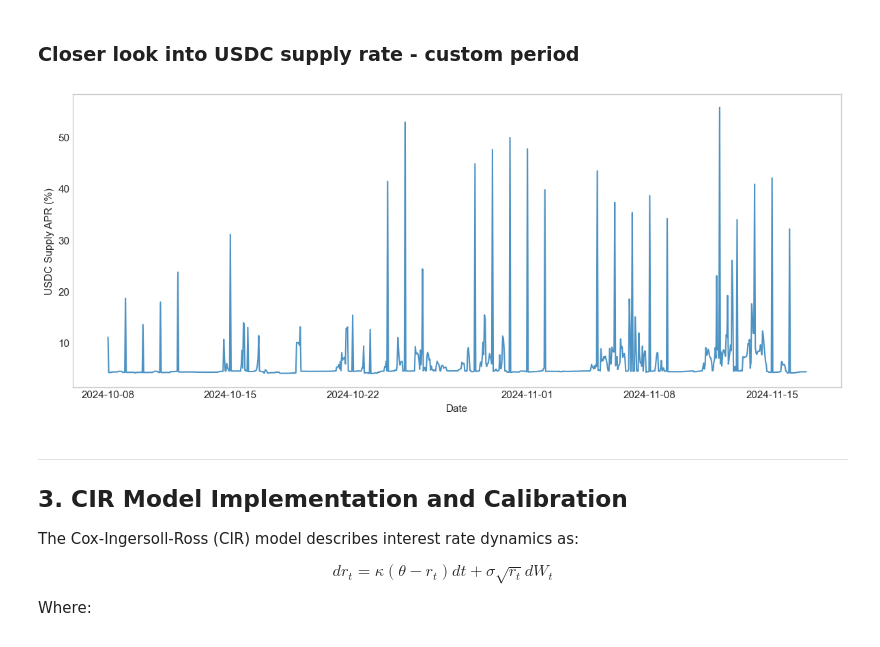
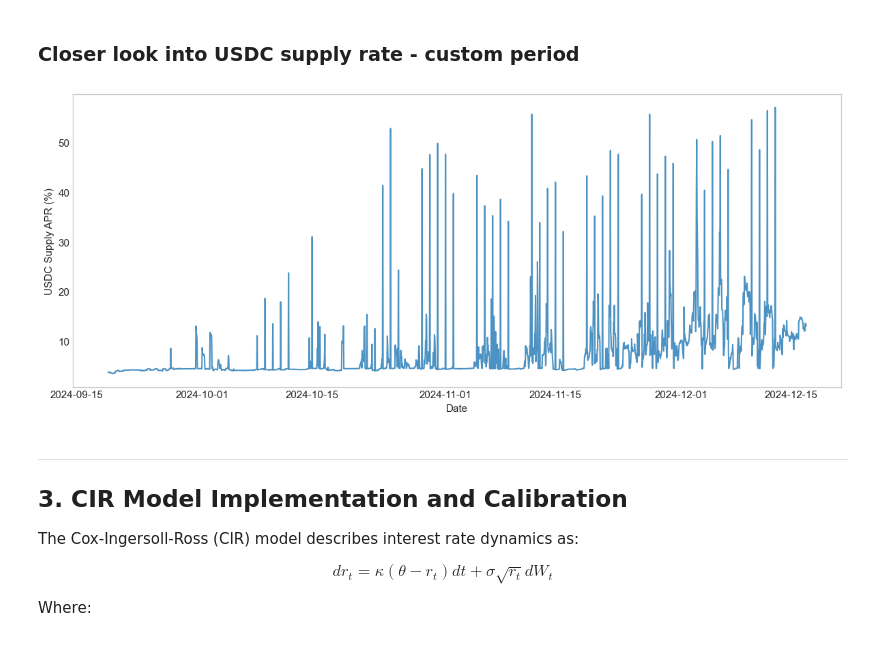
Before and after one commit to francisliu2/Defi_interestRate, a Jupyter notebook: src/aave_v3_carry_trade_analysis.ipynb, the cells around one changed output. Drawn from its saved outputs; the diff is of its cells as text; code cells hidden in the pictures.

```diff
--- a/src/aave_v3_carry_trade_analysis.ipynb
+++ b/src/aave_v3_carry_trade_analysis.ipynb
@@ -254,8 +252,8 @@ if df is not None:
     # Plot 1: Interest Rates
     fig, ax = plt.subplots(figsize=(12, 5))
     fig.patch.set_alpha(0)
-    ax.plot(df.index, df['usdc_supply_rate']*100, label='USDC Supply Rate', alpha=0.8)
-    ax.plot(df.index, df['weth_borrow_rate']*100, label='WETH Borrow Rate', alpha=0.8)
+    ax.plot(df.index, df['usdc_supply_rate']*100, alpha=0.8)
+    ax.plot(df.index, df['weth_borrow_rate']*100, alpha=0.8)
     ax.set_ylabel('APR (%)')
     ax.set_title('AAVE V3 Interest Rates Over Time')
     ax.legend()
@@ -267,9 +265,9 @@ if df is not None:
     fig, ax = plt.subplots(figsize=(12, 5))
     fig.patch.set_alpha(0)
     ax.fill_between(df.index, df['rate_spread']*100, 0,
-                     where=df['rate_spread'] >= 0, alpha=0.5, color='green', label='Positive (Profitable)')
+                     where=df['rate_spread'] >= 0, alpha=0.5, color='green')
     ax.fill_between(df.index, df['rate_spread']*100, 0,
-                     where=df['rate_spread'] < 0, alpha=0.5, color='red', label='Negative (Unprofitable)')
+                     where=df['rate_spread'] < 0, alpha=0.5, color='red')
     ax.axhline(0, color='black', linestyle='--', linewidth=0.8)
     ax.set_ylabel('Spread (%)')
     ax.set_title('Rate Spread (USDC Supply - WETH Borrow)')
@@ -277,15 +275,4 @@ if df is not None:
     ax.set_facecolor('none')
     plt.tight_layout()
     plt.show()
-
-    # Plot 3: WETH Price
-    fig, ax = plt.subplots(figsize=(12, 5))
-    fig.patch.set_alpha(0)
-    ax.plot(df.index, df['weth_price'], color='purple', alpha=0.8)
-    ax.set_ylabel('WETH Price (USDC)')
-    ax.set_xlabel('Date')
-    ax.set_title('WETH/USDC Price')
-    ax.set_facecolor('none')
-    plt.tight_layout()
-    plt.show()
 # %% [output]
@@ -296,20 +282,20 @@ if df is not None:
 ### Closer look into USDC supply rate - custom period
 # %%
 if df is not None:
-    subset = df.loc['2024-10-08':'2024-11-16']
+    subset = df.loc['2024-09-19':'2024-12-16']
     fig, ax = plt.subplots(figsize=(12, 5))
-    fig.patch.set_alpha(0)
+    fig.patch.set_facecolor('white')
     ax.plot(subset.index, subset['usdc_supply_rate'] * 100, color='tab:blue', alpha=0.8)
     ax.set_ylabel('USDC Supply APR (%)')
     ax.set_xlabel('Date')
     # ax.set_title('USDC Supply Rate (Sep 2024 – Mar 2025)')
-    ax.set_facecolor('none')
+    ax.set_facecolor('white')
     plt.tight_layout()
     plt.show()
 else:
     print("No data available. Run the data loading cells first.")
 # %% [output]
-[figure, old version]
+[figure, new version]
 # %% [markdown]
 ---
 ## 3. CIR Model Implementation and Calibration
```
Also changed, not shown: parts of 22 cells of this notebook, 1 other file.
